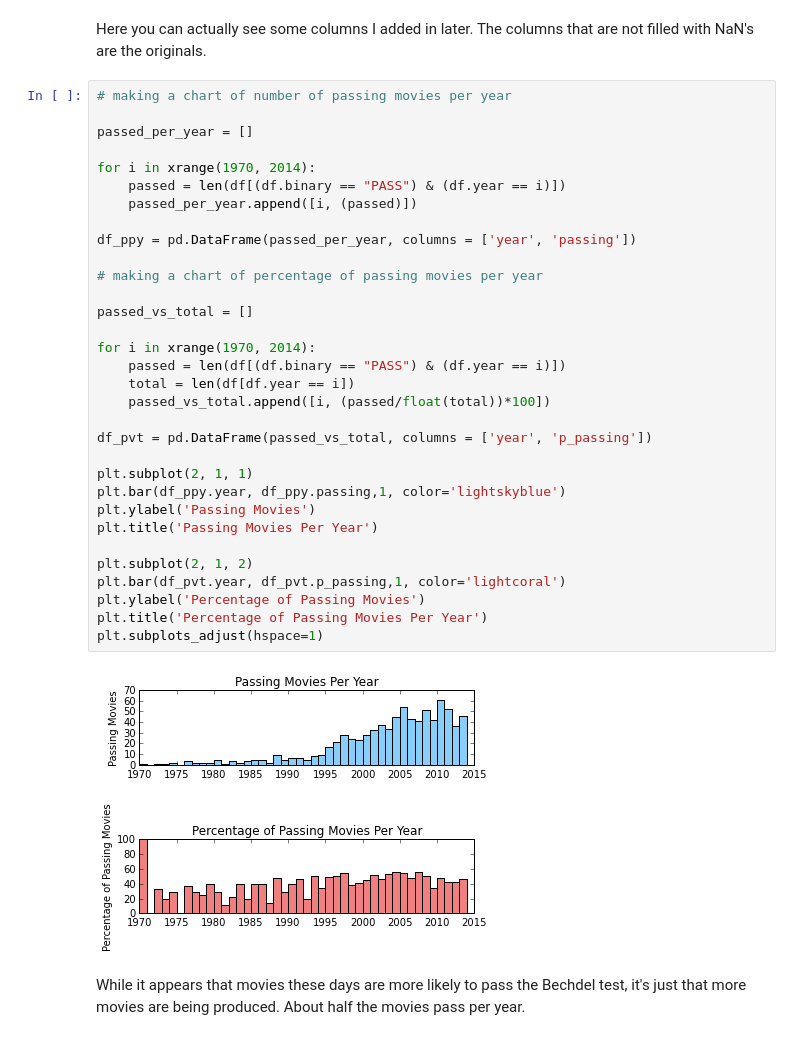
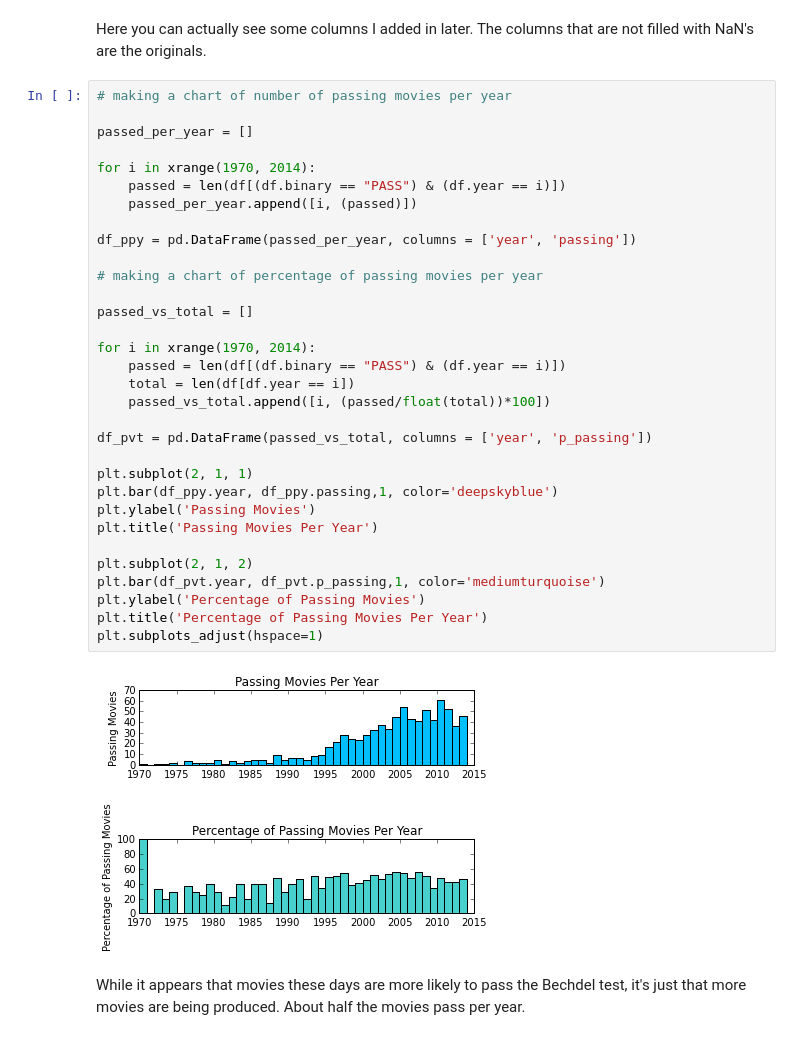
Before and after one commit to breaclark/DAT_SF_14, a Jupyter notebook: bechdel_project/Complete_Bechdel_Project.ipynb, the cells around one changed output. Saved outputs shown, nothing was run; the diff lists cells and outputs as text.

```diff
--- a/bechdel_project/Complete_Bechdel_Project.ipynb
+++ b/bechdel_project/Complete_Bechdel_Project.ipynb
@@ -35,36 +35,36 @@ Here you can actually see some columns I added in later. The columns that are no
 # making a chart of number of passing movies per year
 
 passed_per_year = []
 
 for i in xrange(1970, 2014):
     passed = len(df[(df.binary == "PASS") & (df.year == i)])
     passed_per_year.append([i, (passed)])
 
 df_ppy = pd.DataFrame(passed_per_year, columns = ['year', 'passing'])
 
 # making a chart of percentage of passing movies per year
 
 passed_vs_total = []
 
 for i in xrange(1970, 2014):
     passed = len(df[(df.binary == "PASS") & (df.year == i)])
     total = len(df[df.year == i])
     passed_vs_total.append([i, (passed/float(total))*100])
 
 df_pvt = pd.DataFrame(passed_vs_total, columns = ['year', 'p_passing'])
 
 plt.subplot(2, 1, 1)
-plt.bar(df_ppy.year, df_ppy.passing,1, color='lightskyblue')
+plt.bar(df_ppy.year, df_ppy.passing,1, color='deepskyblue')
 plt.ylabel('Passing Movies')
 plt.title('Passing Movies Per Year')
 
 plt.subplot(2, 1, 2)
-plt.bar(df_pvt.year, df_pvt.p_passing,1, color='lightcoral')
+plt.bar(df_pvt.year, df_pvt.p_passing,1, color='mediumturquoise')
 plt.ylabel('Percentage of Passing Movies')
 plt.title('Percentage of Passing Movies Per Year')
 plt.subplots_adjust(hspace=1)
 # %% [output]
-[figure, old version]
+[figure, new version]
 # %% [markdown]
 While it appears that movies these days are more likely to pass the Bechdel test, it's just that more movies are being produced. About half the movies pass per year.
 # %%
```
Also changed, not shown: parts of 22 cells of this notebook.
